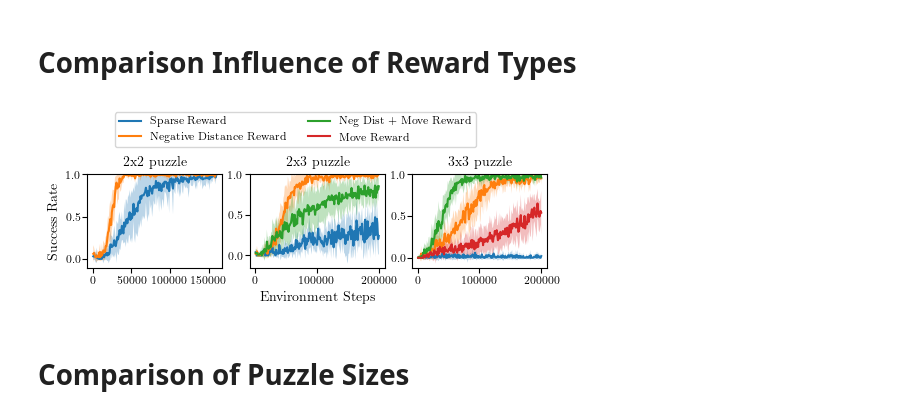
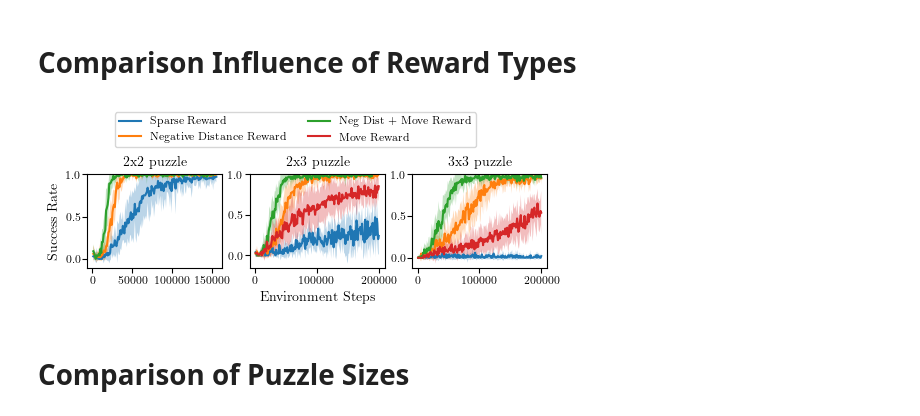
Before and after one commit to rosa-wolf/Multi-Phase-Skill-Learning-SlidingPuzzle, a Jupyter notebook: eval_data.ipynb, the cells around one changed output. Drawn from its saved outputs; the diff is of its cells as text; code cells hidden in the pictures.

```diff
--- a/eval_data.ipynb
+++ b/eval_data.ipynb
@@ -129,6 +129,18 @@ path_negdist_2x2_2skills = ["/home/rosa/Documents/Uni/Masterarbeit/checkpoints_p
                             "/home/rosa/Documents/Uni/Masterarbeit/checkpoints_predefined/2x2/2x2_2skills_predefined_neg_distTrue_movementFalse_sparseFalse_seed682147/evaluations.npz",
                             "/home/rosa/Documents/Uni/Masterarbeit/checkpoints_predefined/2x2/2x2_2skills_predefined_neg_distTrue_movementFalse_sparseFalse_seed918504/evaluations.npz",
                             "/home/rosa/Documents/Uni/Masterarbeit/checkpoints_predefined/2x2/2x2_2skills_predefined_neg_distTrue_movementFalse_sparseFalse_seed978623/evaluations.npz"]
+
+# 0.5 * neg dist
+path_neg_move_2x2_2skills = ["/home/rosa/Documents/Uni/Masterarbeit/checkpoints_predefined/2x2/2x2_2skills_predefined_neg_distTrue_movementTrue_sparseFalse_seed123456/evaluations.npz",
+                            "/home/rosa/Documents/Uni/Masterarbeit/checkpoints_predefined/2x2/2x2_2skills_predefined_neg_distTrue_movementTrue_sparseFalse_seed126224/evaluations.npz",
+                            "/home/rosa/Documents/Uni/Masterarbeit/checkpoints_predefined/2x2/2x2_2skills_predefined_neg_distTrue_movementTrue_sparseFalse_seed214779/evaluations.npz",
+                            "/home/rosa/Documents/Uni/Masterarbeit/checkpoints_predefined/2x2/2x2_2skills_predefined_neg_distTrue_movementTrue_sparseFalse_seed285719/evaluations.npz",
+                            "/home/rosa/Documents/Uni/Masterarbeit/checkpoints_predefined/2x2/2x2_2skills_predefined_neg_distTrue_movementTrue_sparseFalse_seed487193/evaluations.npz",
+                            "/home/rosa/Documents/Uni/Masterarbeit/checkpoints_predefined/2x2/2x2_2skills_predefined_neg_distTrue_movementTrue_sparseFalse_seed495813/evaluations.npz",
+                            "/home/rosa/Documents/Uni/Masterarbeit/checkpoints_predefined/2x2/2x2_2skills_predefined_neg_distTrue_movementTrue_sparseFalse_seed582759/evaluations.npz",
+                            "/home/rosa/Documents/Uni/Masterarbeit/checkpoints_predefined/2x2/2x2_2skills_predefined_neg_distTrue_movementTrue_sparseFalse_seed682147/evaluations.npz",
+                            "/home/rosa/Documents/Uni/Masterarbeit/checkpoints_predefined/2x2/2x2_2skills_predefined_neg_distTrue_movementTrue_sparseFalse_seed918504/evaluations.npz",
+                            "/home/rosa/Documents/Uni/Masterarbeit/checkpoints_predefined/2x2/2x2_2skills_predefined_neg_distTrue_movementTrue_sparseFalse_seed978623/evaluations.npz"]
 # %%
 path_negdist_2x2_8skills = ["/home/rosa/Documents/Uni/Masterarbeit/checkpoints_predefined/2x2/2x2_8skills_predefined_neg_distTrue_movementFalse_sparseFalse_seed123456/evaluations.npz",
                     "/home/rosa/Documents/Uni/Masterarbeit/checkpoints_predefined/2x2/2x2_8skills_predefined_neg_distTrue_movementFalse_sparseFalse_seed126224/evaluations.npz",
@@ -158,6 +170,17 @@ path_negdist_2x3_3skills = ["/home/rosa/Documents/Uni/Masterarbeit/checkpoints_p
                            "/home/rosa/Documents/Uni/Masterarbeit/checkpoints_predefined/2x3/2x3_3skills_predefined_neg_distTrue_movementFalse_sparseFalse_seed682147/evaluations.npz","/home/rosa/Documents/Uni/Masterarbeit/checkpoints_predefined/2x3/2x3_3skills_predefined_neg_distTrue_movementFalse_sparseFalse_seed918504/evaluations.npz",
                            "/home/rosa/Documents/Uni/Masterarbeit/checkpoints_predefined/2x3/2x3_3skills_predefined_neg_distTrue_movementFalse_sparseFalse_seed978623//evaluations.npz"]
 
+path_neg_move_2x3_3skills = ["/home/rosa/Documents/Uni/Masterarbeit/checkpoints_predefined/2x3/2x3_3skills_predefined_neg_distTrue_movementTrue_sparseFalse_seed123456/evaluations.npz",
+                             "/home/rosa/Documents/Uni/Masterarbeit/checkpoints_predefined/2x3/2x3_3skills_predefined_neg_distTrue_movementTrue_sparseFalse_seed126224/evaluations.npz",
+                             "/home/rosa/Documents/Uni/Masterarbeit/checkpoints_predefined/2x3/2x3_3skills_predefined_neg_distTrue_movementTrue_sparseFalse_seed214779/evaluations.npz",
+                             "/home/rosa/Documents/Uni/Masterarbeit/checkpoints_predefined/2x3/2x3_3skills_predefined_neg_distTrue_movementTrue_sparseFalse_seed285719/evaluations.npz",
+                             "/home/rosa/Documents/Uni/Masterarbeit/checkpoints_predefined/2x3/2x3_3skills_predefined_neg_distTrue_movementTrue_sparseFalse_seed487193/evaluations.npz",
+                             "/home/rosa/Documents/Uni/Masterarbeit/checkpoints_predefined/2x3/2x3_3skills_predefined_neg_distTrue_movementTrue_sparseFalse_seed495813/evaluations.npz",
+                             "/home/rosa/Documents/Uni/Masterarbeit/checkpoints_predefined/2x3/2x3_3skills_predefined_neg_distTrue_movementTrue_sparseFalse_seed582759/evaluations.npz",
+                             "/home/rosa/Documents/Uni/Masterarbeit/checkpoints_predefined/2x3/2x3_3skills_predefined_neg_distTrue_movementTrue_sparseFalse_seed682147/evaluations.npz",
+                             "/home/rosa/Documents/Uni/Masterarbeit/checkpoints_predefined/2x3/2x3_3skills_predefined_neg_distTrue_movementTrue_sparseFalse_seed918504/evaluations.npz",
+                             "/home/rosa/Documents/Uni/Masterarbeit/checkpoints_predefined/2x3/2x3_3skills_predefined_neg_distTrue_movementTrue_sparseFalse_seed978623//evaluations.npz"]
+
 path_move_2x3_3skills = ["/home/rosa/Documents/Uni/Masterarbeit/checkpoints_predefined/2x3/2x3_3skills_predefined_neg_distFalse_movementTrue_sparseFalse_seed123456/evaluations.npz",
                            "/home/rosa/Documents/Uni/Masterarbeit/checkpoints_predefined/2x3/2x3_3skills_predefined_neg_distFalse_movementTrue_sparseFalse_seed126224/evaluations.npz",
                            "/home/rosa/Documents/Uni/Masterarbeit/checkpoints_predefined/2x3/2x3_3skills_predefined_neg_distFalse_movementTrue_sparseFalse_seed214779/evaluations.npz",
@@ -211,27 +234,35 @@ path_move_3x3_4skills = ["/home/rosa/Documents/Uni/Masterarbeit/checkpoints_pred
                            "/home/rosa/Documents/Uni/Masterarbeit/checkpoints_predefined/3x3/3x3_4skills_predefined_neg_distFalse_movementTrue_sparseFalse_seed978623/evaluations.npz"]
 # %%
 x1 = np.load(path_sparse_2x2_2skills[0], mmap_mode='r')["timesteps"]
-idx = np.where(x1 <= 160000)
+idx = np.where(x1 <= 155000)
 x1 = x1[idx]
 
 returns_sparse_2x2_2skills, succ_sparse_2x2_2skills = gather_data(path_sparse_2x2_2skills, x1, idx)
 returns_negdist_2x2_2skills, succ_negdist_2x2_2skills = gather_data(path_negdist_2x2_2skills, x1, idx)
+returns_neg_move_2x2_2skills, succ_neg_move_2x2_2skills = gather_data(path_neg_move_2x2_2skills, x1, idx)
 #returns_negdist_2x2_8skills, succ_negdist_2x2_8skills = gather_data(path_negdist_2x2_8skills, x1, idx)
 
 mean_succ_sparse_2x2_2skills, std_succ_sparse_2x2_2skills = compute_mean_std(succ_sparse_2x2_2skills)
 mean_succ_negdist_2x2_2skills, std_succ_negdist_2x2_2skills = compute_mean_std(succ_negdist_2x2_2skills)
+mean_succ_neg_move_2x2_2skills, std_succ_neg_move_2x2_2skills = compute_mean_std(succ_neg_move_2x2_2skills)
 #mean_succ_negdist_2x2_8skills, std_succ_negdist_2x2_8skills = compute_mean_std(succ_negdist_2x2_8skills)
 # %%
 x2 = np.load(path_sparse_2x3_3skills[0], mmap_mode='r')["timesteps"]
 idx = np.where(x2 <= 200000)
 x2 = x2[idx]
 
+x2_1 = np.load(path_neg_move_2x3_3skills[0], mmap_mode='r')["timesteps"]
+idx_2 = np.where(x2_1 <= 189000)
+x2_1 = x2_1[idx_2]
+
 returns_sparse_2x3_3skills, succ_sparse_2x3_3skills = gather_data(path_sparse_2x3_3skills, x2, idx)
 returns_negdist_2x3_3skills, succ_negdist_2x3_3skills = gather_data(path_negdist_2x3_3skills, x2, idx)
+returns_neg_move_2x3_3skills, succ_neg_move_2x3_3skills = gather_data(path_neg_move_2x3_3skills, x2_1, idx_2)
 returns_move_2x3_3skills, succ_move_2x3_3skills = gather_data(path_move_2x3_3skills, x2, idx)
 
 mean_succ_sparse_2x3_3skills, std_succ_sparse_2x3_3skills = compute_mean_std(succ_sparse_2x3_3skills)
 mean_succ_negdist_2x3_3skills, std_succ_negdist_2x3_3skills = compute_mean_std(succ_negdist_2x3_3skills)
+mean_succ_neg_move_2x3_3skills, std_succ_neg_move_2x3_3skills = compute_mean_std(succ_neg_move_2x3_3skills)
 mean_succ_move_2x3_3skills, std_succ_move_2x3_3skills = compute_mean_std(succ_move_2x3_3skills)
 # %%
 x3 = np.load(path_sparse_3x3_4skills[0], mmap_mode='r')["timesteps"]
@@ -258,6 +289,10 @@ ax[0].fill_between(x1, mean_succ_sparse_2x2_2skills + std_succ_sparse_2x2_2skill
 ax[0].plot(x1, mean_succ_negdist_2x2_2skills, label="Negative Distance Reward")
 ax[0].fill_between(x1, mean_succ_negdist_2x2_2skills + std_succ_negdist_2x2_2skills, mean_succ_negdist_2x2_2skills - std_succ_negdist_2x2_2skills, alpha=0.3)
 
+ax[0].plot(x1, mean_succ_neg_move_2x2_2skills, label="Negative Dist + Move Reward")
+ax[0].fill_between(x1, mean_succ_neg_move_2x2_2skills + std_succ_neg_move_2x2_2skills, mean_succ_neg_move_2x2_2skills - std_succ_neg_move_2x2_2skills, alpha=0.3)
+
+
 # 8 skills
 #ax[0].plot(x1, mean_succ_negdist_2x2_8skills, label="Negative Distance Reward 2x2 with 8 skills")
 #ax[0].fill_between(x1, mean_succ_negdist_2x2_8skills + std_succ_negdist_2x2_8skills, mean_succ_negdist_2x2_8skills - std_succ_negdist_2x2_8skills, alpha=0.3)
@@ -268,6 +303,9 @@ ax[1].fill_between(x2, mean_succ_sparse_2x3_3skills + std_succ_sparse_2x3_3skill
 
 ax[1].plot(x2, mean_succ_negdist_2x3_3skills, label="Negative Distance Reward")
 ax[1].fill_between(x2, mean_succ_negdist_2x3_3skills + std_succ_negdist_2x3_3skills, mean_succ_negdist_2x3_3skills - std_succ_negdist_2x3_3skills, alpha=0.3)
+
+ax[1].plot(x2_1, mean_succ_neg_move_2x3_3skills, label="Neg Dist + Move Reward")
+ax[1].fill_between(x2_1, mean_succ_neg_move_2x3_3skills + std_succ_neg_move_2x3_3skills, mean_succ_neg_move_2x3_3skills - std_succ_neg_move_2x3_3skills, alpha=0.3)
 
 ax[1].plot(x2, mean_succ_move_2x3_3skills, label="Movement Reward Reward")
 ax[1].fill_between(x2, mean_succ_move_2x3_3skills + std_succ_move_2x3_3skills, mean_succ_move_2x3_3skills - std_succ_move_2x3_3skills, alpha=0.3)
@@ -283,34 +321,34 @@ ax[2].plot(x3, mean_succ_neg_move_3x3_4skills, label="Neg Dist + Move Reward")
 ax[2].fill_between(x3, mean_succ_neg_move_3x3_4skills + std_succ_neg_move_3x3_4skills, mean_succ_neg_move_3x3_4skills - std_succ_neg_move_3x3_4skills, alpha=0.3)
 
 ax[2].plot(x3, mean_succ_move_3x3_4skills, label="Move Reward")
 ax[2].fill_between(x3, mean_succ_move_3x3_4skills + std_succ_move_3x3_4skills, mean_succ_move_3x3_4skills - std_succ_move_3x3_4skills, alpha=0.3)
 
 
 
 
 ax[0].set_ylim(top=1.)
 ax[1].set_ylim(top=1.)
 ax[2].set_ylim(top=1.)
 ax[0].set_title("2x2 puzzle")
 ax[1].set_title("2x3 puzzle")
 ax[2].set_title("3x3 puzzle")
 
 #ax[0, 0].set_xticklabels([])
 
 #for i in range(2):
 #    for j in range(3):
 #        ax[i, j].locator_params(axis='y', nbins=3)
 
 ax[1].set_xlabel('Environment Steps')
 ax[0].set_ylabel('Success Rate')
 handles, labels = ax[2].get_legend_handles_labels()
 fig.legend(handles, labels, ncol=2, bbox_to_anchor=(0.79,1.43))
 plt.savefig("Comparison-Reward_Shaping.pdf",
             bbox_inches='tight', dpi=plt.gcf().dpi)#,
             #dpi=1000)
 plt.show()
 # %% [output]
-[figure, old version]
+[figure, new version]
 # %% [markdown]
 # **Comparison of Puzzle Sizes**
 # %%
```
Also changed, not shown: 6 other files.
